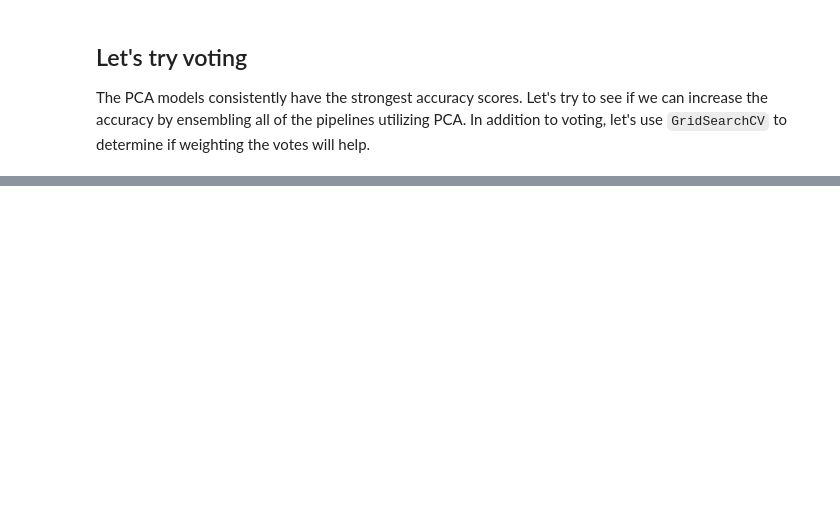
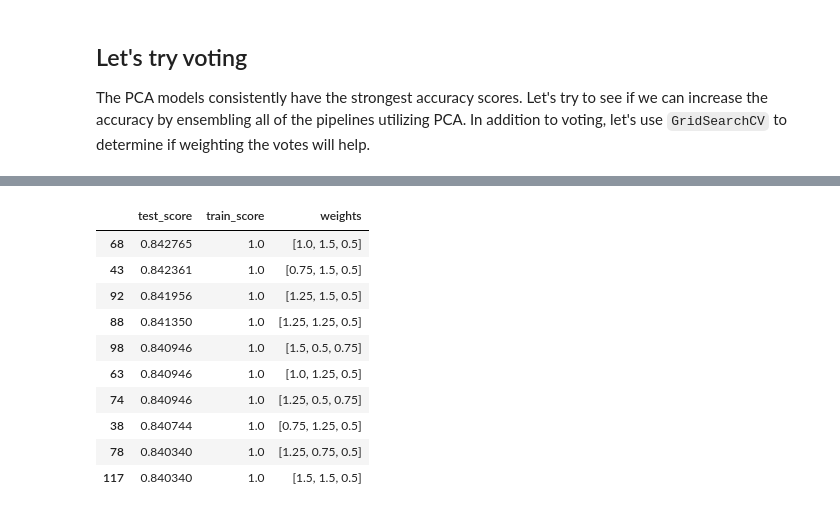
Before and after one commit to djkjohnston/Feature_Selection_Classification_GA_DSI_Proj3, a Jupyter notebook: 3_Pipelines2.ipynb, the cells around one changed output, grey strips where cells are left out. Saved outputs shown, nothing was run; the diff lists cells and outputs as text; code cells hidden in the pictures; blank space fills up the shorter version.

```diff
--- a/3_Pipelines2.ipynb
+++ b/3_Pipelines2.ipynb
@@ -446,0 +490,7 @@ voting_gs.score(Xdb_3, ydb_3)
+# %%
+secondary_voting = VotingClassifier(estimators = [
+                                        ('rfc', rfc_pca_classifier),
+                                        ('knn', knn_pca_classifier),
+                                        ('svc', svc_pca_classifier)],
+                          voting = 'soft'
+                         )
@@ -446,0 +501,16 @@ voting_gs.score(Xdb_3, ydb_3)
+# %%
+secondary_weight_list = []
+
+for i in np.linspace(0.5, 1.5, 5):
+    for j in np.linspace(0.5, 1.5, 5):
+        for k in np.linspace(0.5, 1.5, 5):
+            i = float(i)
+            j = float(j)
+            k = float(k)
+
+            if (i == 1) & (j == 1) & (k == 1):
+                secondary_weight_list.append([i, j, k])
+            elif (i == j) & (i == k):
+                pass
+            else:
+                secondary_weight_list.append([i, j, k])
@@ -446,0 +521,2 @@ voting_gs.score(Xdb_3, ydb_3)
+# %%
+secondary_voting.fit(X_train, y_train)
@@ -446,0 +569,23 @@ voting_gs.score(Xdb_3, ydb_3)
+# %%
+runoff_election = []
+
+for weights in tqdm(secondary_weight_list):
+    secondary_voting.set_params(weights = weights)
+    runoff_election.append({'weights': weights,
+                            'train_score': secondary_voting.score(X_train, y_train),
+                            'test_score': secondary_voting.score(X_test, y_test)})
+# %%
+runoff_df = pd.DataFrame(runoff_election)
+runoff_df.sort_values('test_score', ascending=False).head(10)
+# %% [output]
+|  | test_score | train_score | weights |
+| 68 | 0.842765 | 1.0 | [1.0, 1.5, 0.5] |
+| 43 | 0.842361 | 1.0 | [0.75, 1.5, 0.5] |
+| 92 | 0.841956 | 1.0 | [1.25, 1.5, 0.5] |
+| 88 | 0.841350 | 1.0 | [1.25, 1.25, 0.5] |
+| 98 | 0.840946 | 1.0 | [1.5, 0.5, 0.75] |
+| 63 | 0.840946 | 1.0 | [1.0, 1.25, 0.5] |
+| 74 | 0.840946 | 1.0 | [1.25, 0.5, 0.75] |
+| 38 | 0.840744 | 1.0 | [0.75, 1.25, 0.5] |
+| 78 | 0.840340 | 1.0 | [1.25, 0.75, 0.5] |
+| 117 | 0.840340 | 1.0 | [1.5, 1.5, 0.5] |
```
Also changed, not shown: parts of 31 cells of this notebook, 6 other files.
